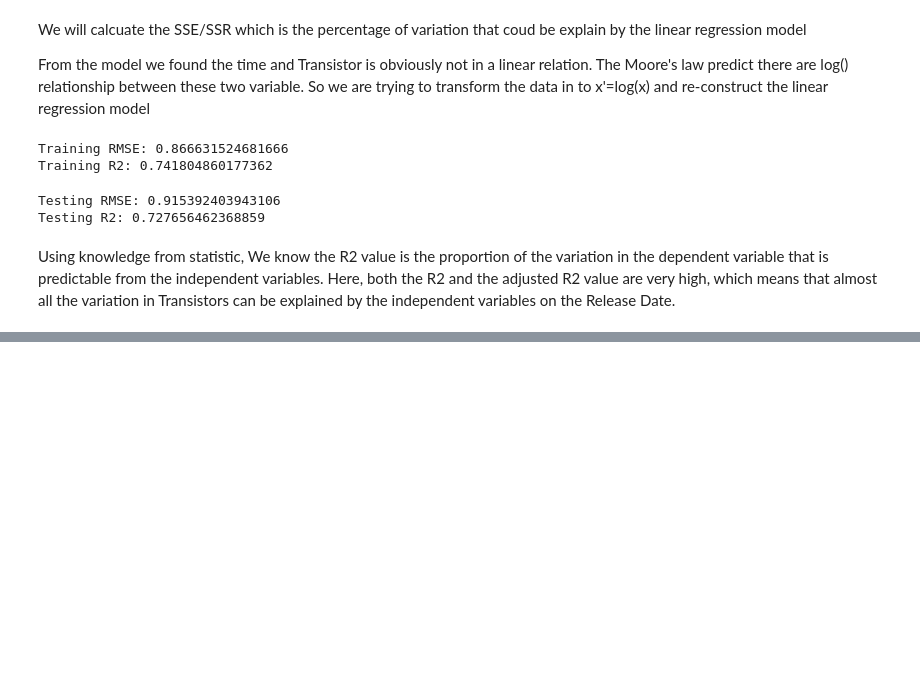
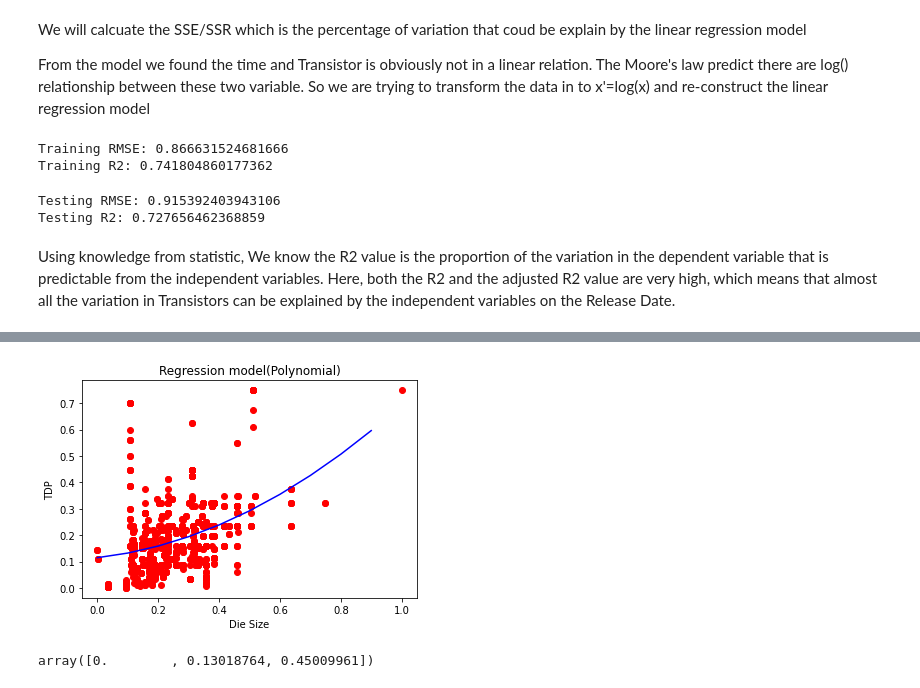
Before and after one commit to Yuchen-PLB/ECS171-FP, a Jupyter notebook: code/models/apply_Regression_Models.ipynb, the cells around one changed output, grey strips where cells are left out. Saved outputs shown, nothing was run; the diff lists cells and outputs as text; code cells hidden in the pictures; blank space fills up the shorter version.

```diff
--- a/code/models/apply_Regression_Models.ipynb
+++ b/code/models/apply_Regression_Models.ipynb
@@ -297,0 +335,25 @@ Using knowledge from statistic, We know the R2 value is the proportion of the va
+# %%
+# polynomial regression of degree 2
+from sklearn.preprocessing import PolynomialFeatures
+poly_reg = PolynomialFeatures(degree=2)
+X_poly = poly_reg.fit_transform(X_train)
+
+poly_reg2 = LinearRegression()
+poly_reg2.fit(X_poly, y_train)
+
+X_grid = np.arange(min(X_train),max(X_train),0.1)
+X_grid = X_grid.reshape(len(X_grid),1)
+plt.scatter(X_train, y_train, color='red')
+
+plt.plot(X_grid, poly_reg2.predict(poly_reg.fit_transform(X_grid)),color='blue')
+
+plt.title("Regression model(Polynomial)")
+plt.xlabel('Die Size')
+plt.ylabel('TDP')
+plt.show()
+
+coefficients = poly_reg2.coef_
+coefficients
+# %% [output]
+[figure, added]
+array([0.        , 0.13018764, 0.45009961])
```
Also changed, not shown: parts of 39 cells of this notebook.
